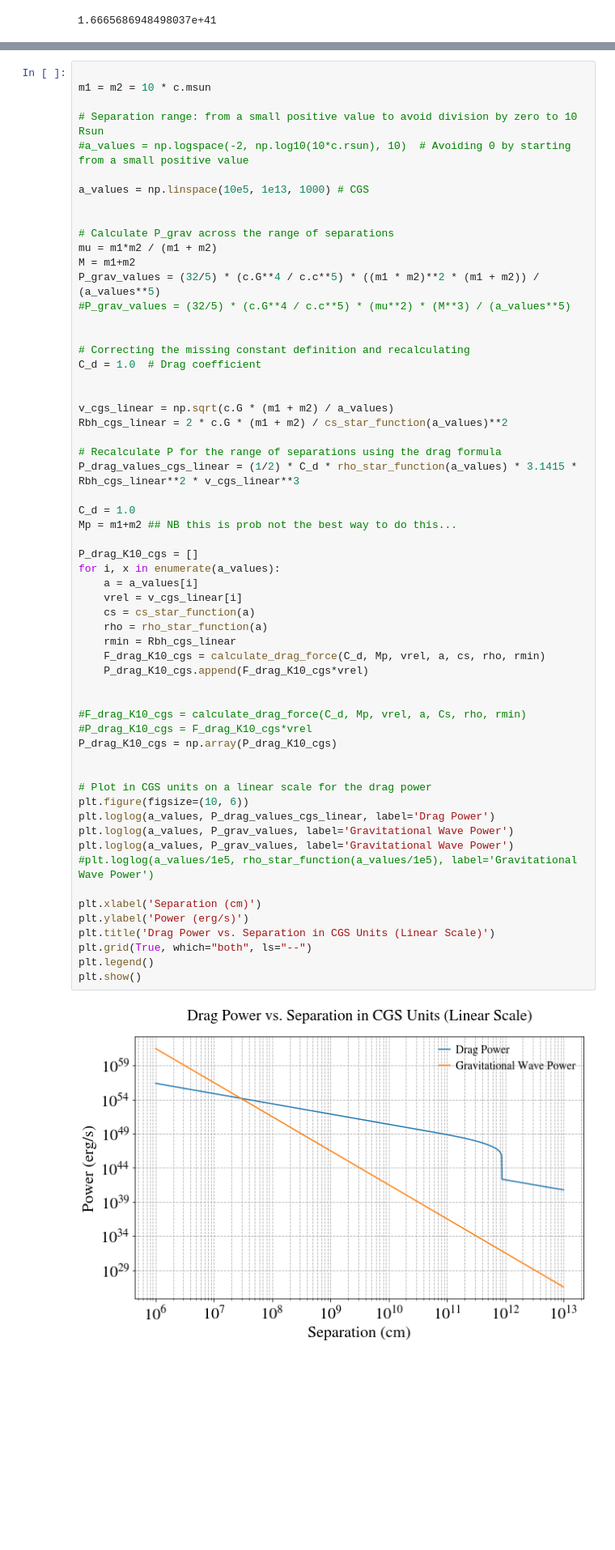
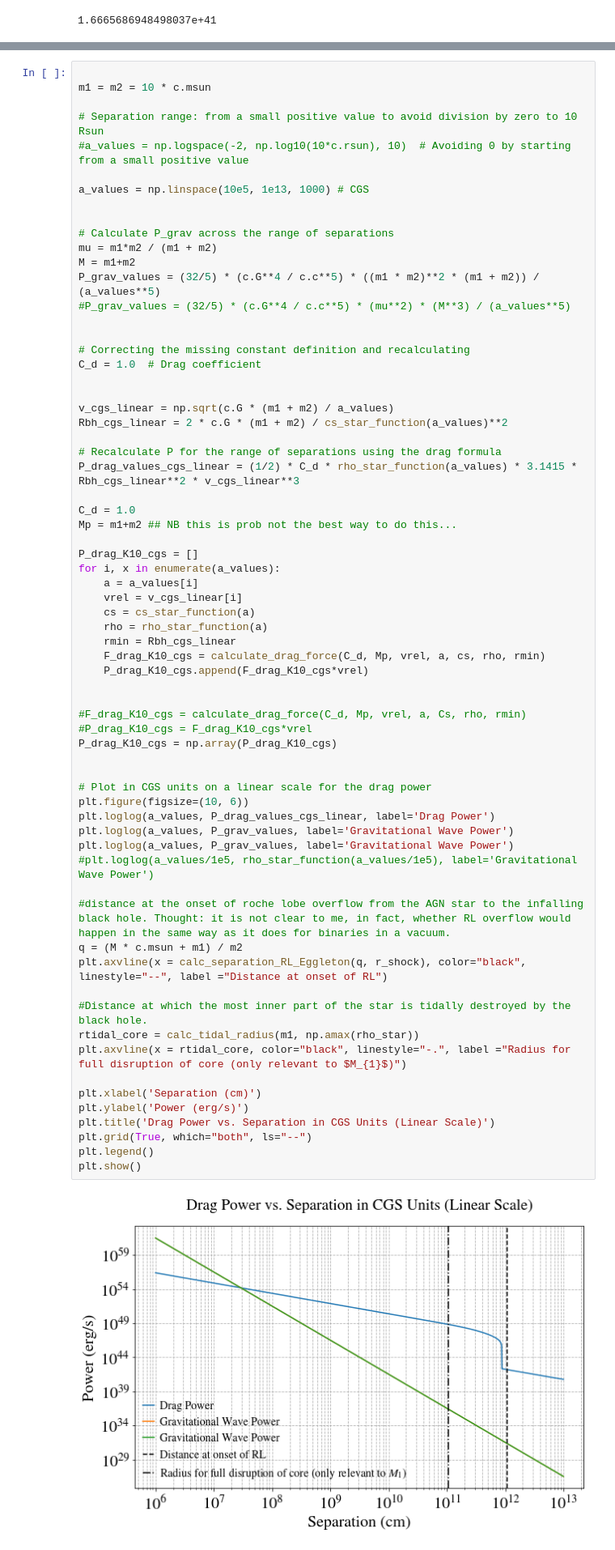
Before and after one commit to matteocantiello/agnstars_cee, a Jupyter notebook: GWAnalytics.ipynb, the cells around one changed output, grey strips where cells are left out. Shown: that part at 81% size. Cells and saved outputs as stored; diff of their text form; blank space fills up the shorter version.

Commit message:
1) add routines to calculate the RL radius and tidal disruption radius, 2) add lines for the two radii to the last figure

```diff
--- a/GWAnalytics.ipynb
+++ b/GWAnalytics.ipynb
@@ -970,31 +1004,39 @@ Mp = m1+m2 ## NB this is prob not the best way to do this...
 P_drag_K10_cgs = []
 for i, x in enumerate(a_values):
     a = a_values[i]
     vrel = v_cgs_linear[i]
     cs = cs_star_function(a)
     rho = rho_star_function(a)
     rmin = Rbh_cgs_linear
     F_drag_K10_cgs = calculate_drag_force(C_d, Mp, vrel, a, cs, rho, rmin)
     P_drag_K10_cgs.append(F_drag_K10_cgs*vrel)
 
 
 #F_drag_K10_cgs = calculate_drag_force(C_d, Mp, vrel, a, Cs, rho, rmin)
 #P_drag_K10_cgs = F_drag_K10_cgs*vrel
 P_drag_K10_cgs = np.array(P_drag_K10_cgs)
 
 
 # Plot in CGS units on a linear scale for the drag power
 plt.figure(figsize=(10, 6))
 plt.loglog(a_values, P_drag_values_cgs_linear, label='Drag Power')
 plt.loglog(a_values, P_grav_values, label='Gravitational Wave Power')
 plt.loglog(a_values, P_grav_values, label='Gravitational Wave Power')
 #plt.loglog(a_values/1e5, rho_star_function(a_values/1e5), label='Gravitational Wave Power')
 
+#distance at the onset of roche lobe overflow from the AGN star to the infalling black hole. Thought: it is not clear to me, in fact, whether RL overflow would happen in the same way as it does for binaries in a vacuum.
+q = (M * c.msun + m1) / m2
+plt.axvline(x = calc_separation_RL_Eggleton(q, r_shock), color="black", linestyle="--", label ="Distance at onset of RL")
+
+#Distance at which the most inner part of the star is tidally destroyed by the black hole.
+rtidal_core = calc_tidal_radius(m1, np.amax(rho_star))
+plt.axvline(x = rtidal_core, color="black", linestyle="-.", label ="Radius for full disruption of core (only relevant to $M_{1}$)")
+
 plt.xlabel('Separation (cm)')
 plt.ylabel('Power (erg/s)')
 plt.title('Drag Power vs. Separation in CGS Units (Linear Scale)')
 plt.grid(True, which="both", ls="--")
 plt.legend()
 plt.show()
 # %% [output]
-[figure, old version]
+[figure, new version]
```
Also changed, not shown: parts of 12 cells of this notebook.
